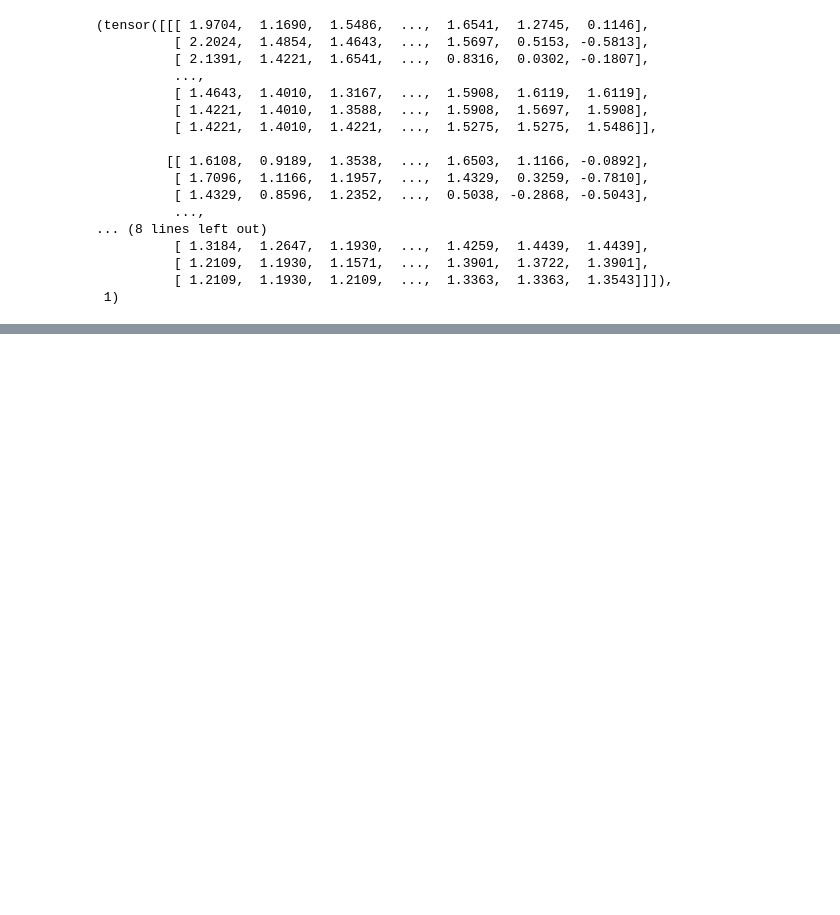
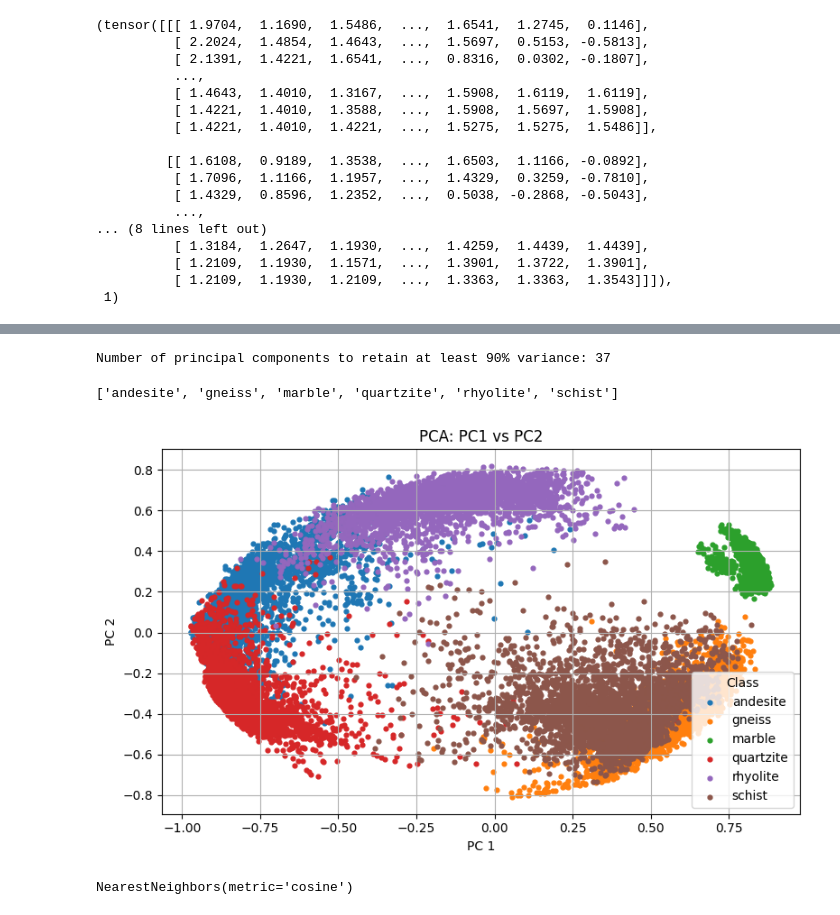
Before and after one commit to ada-my619/Rock-Classification, a Jupyter notebook: Rock_Classification.ipynb, the cells around one changed output, grey strips where cells are left out. Cells and saved outputs as stored; diff of their text form; code cells hidden in the pictures; blank space fills up the shorter version.

```diff
--- a/Rock_Classification.ipynb
+++ b/Rock_Classification.ipynb
@@ -637,0 +727,62 @@ plot_saliency_by_outcome(small_cnn, test_dataset, n_per_class=3, mode="wrong")
+# %%
+minimal_pc_count = (cumulative_explained_variances >= 0.90).argmax() + 1
+print(f"Number of principal components to retain at least 90% variance: {minimal_pc_count}")
+# %% [output]
+Number of principal components to retain at least 90% variance: 37
+# %%
+rock_dataset.classes
+# %% [output]
+['andesite', 'gneiss', 'marble', 'quartzite', 'rhyolite', 'schist']
+# %%
+
+def plot_embedding_2d(
+    embedding_2d,
+    labels,
+    class_names,
+    title="PCA: PC1 vs PC2",
+    xlabel="PC 1",
+    ylabel="PC 2",
+    figsize=(8, 5),
+    point_size=12,
+    legend_loc="lower right"
+):
+
+    plt.figure(figsize=figsize)
+
+    for cls_id, cls_name in enumerate(class_names):
+        mask = (labels == cls_id)
+        if mask.sum() == 0:
+            continue
+        plt.scatter(
+            embedding_2d[mask, 0],
+            embedding_2d[mask, 1],
+            s=point_size,
+            label=cls_name
+        )
+
+    plt.title(title)
+    plt.xlabel(xlabel)
+    plt.ylabel(ylabel)
+    plt.legend(title="Class", loc=legend_loc)
+    plt.grid(True)
+    plt.tight_layout()
+    plt.show()
+# %%
+plot_embedding_2d(
+    embedding_space_projected,
+    labels,
+    rock_dataset.classes
+)
+# %% [output]
+[figure, added]
+# %%
+from sklearn.neighbors import NearestNeighbors
+
+nn = NearestNeighbors(
+    metric="cosine",
+    algorithm="auto"
+)
+
+nn.fit(embeddings)     # embeddings shape: (N, D)
+# %% [output]
+NearestNeighbors(metric='cosine')
```
Also changed, not shown: parts of 33 cells of this notebook.
